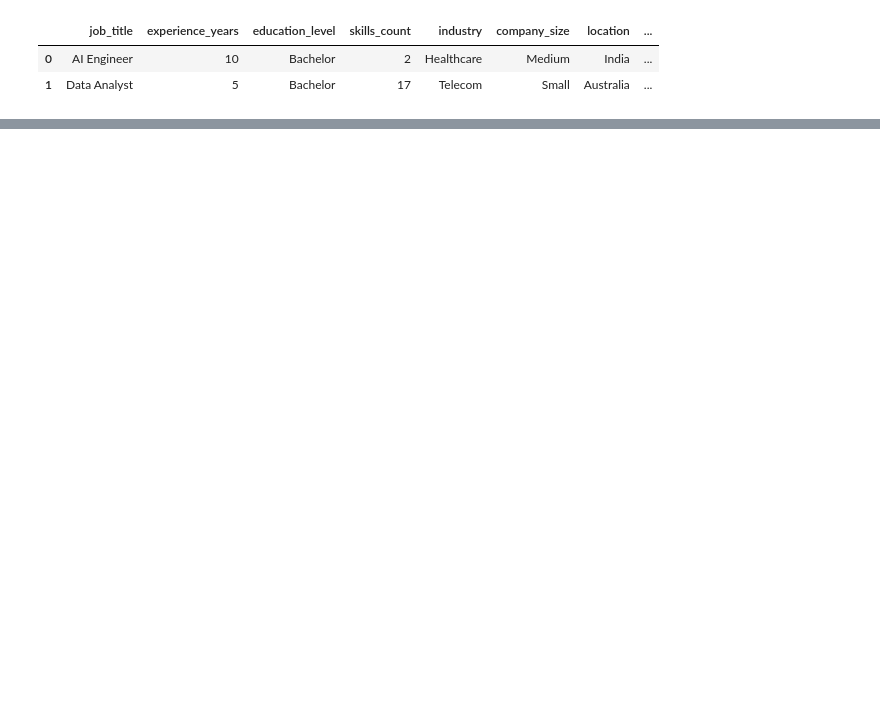
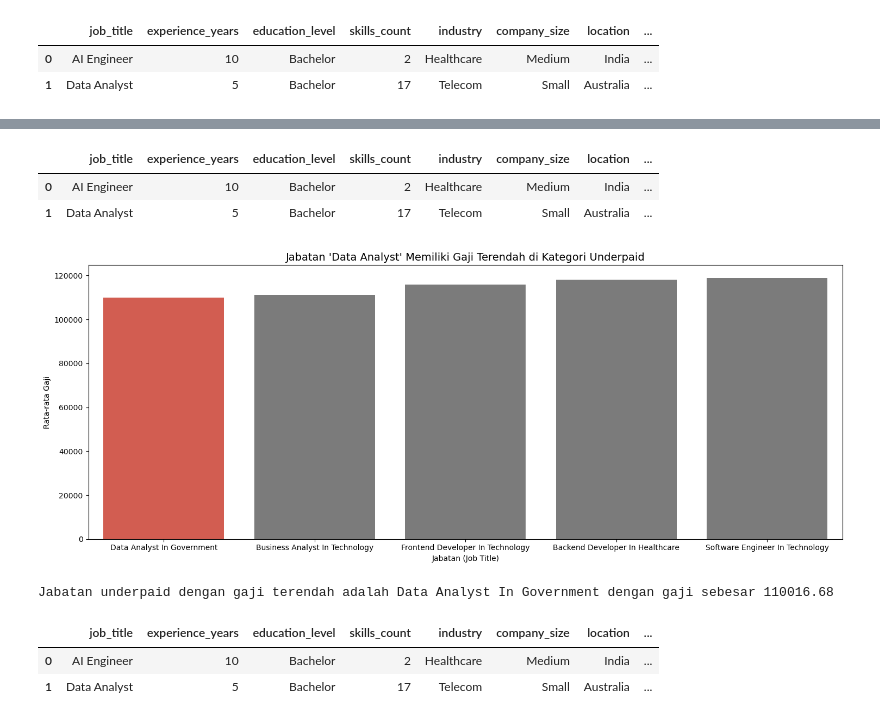
Before and after one commit to HafidzAfrieno/Project-Data-Analyst-Part-1, a Jupyter notebook: job_salary_analyst.ipynb, the cells around one changed output, grey strips where cells are left out. Drawn from its saved outputs; the diff is of its cells as text; code cells hidden in the pictures; blank space fills up the shorter version.

```diff
--- a/job_salary_analyst.ipynb
+++ b/job_salary_analyst.ipynb
@@ -177,0 +184,39 @@ Industri dengan kenaikan persentase gaji tertinggi adalah Manufacturing sebesar
+# %%
+# soal nomor 3
+df.head(2)
+# %% [output]
+|  | job_title | experience_years | education_level | skills_count | industry | company_size | location | ... |
+| 0 | AI Engineer | 10 | Bachelor | 2 | Healthcare | Medium | India | ... |
+| 1 | Data Analyst | 5 | Bachelor | 17 | Telecom | Small | Australia | ... |
+# %%
+# 3. Identifikasi job_title yang memiliki skills_count di atas rata-rata tetapi memiliki salary di bawah median industri. (Indikasi underpaid).
+data= df[['job_title','industry','salary','skills_count']]
+avg_skill = data.groupby('job_title')['skills_count'].mean()
+med_salary = data.groupby('industry')['salary'].median()
+job_underpaid = data[(data['skills_count'] > data['job_title'].map(avg_skill)) & (data['salary'] < data['industry'].map(med_salary))].sort_values(by='salary',ascending=True)
+
+topjob_underpaid = job_underpaid[['job_title', 'salary']].iloc[0]
+plot_data = job_underpaid.groupby('job_title')['salary'].mean().sort_values(ascending=True).head(5)
+industry_map = job_underpaid.drop_duplicates('job_title').set_index('job_title')['industry']
+plot_data.index = [f"{job} In {industry_map.get(job)}" for job in plot_data.index]
+
+global_mean_salary = plot_data.mean()
+colors = ['#e74c3c' if (x == plot_data.min()) else "#7b7b7b" for x in plot_data]
+
+plt.figure(figsize=(15, 6))
+sns.barplot(x=plot_data.index, y=plot_data.values, palette=colors,hue=plot_data.index,legend=False)
+plt.title(f"Jabatan '{topjob_underpaid['job_title']}' Memiliki Gaji Terendah di Kategori Underpaid", fontsize=14)
+plt.xlabel('Jabatan (Job Title)')
+plt.ylabel('Rata-rata Gaji')
+plt.tight_layout() # Memastikan tidak ada teks yang terpotong
+plt.show()
+print(f"Jabatan underpaid dengan gaji terendah adalah {plot_data.index[0]} dengan gaji sebesar {plot_data.iloc[0]:.2f}")
+# %% [output]
+[figure, added]
+Jabatan underpaid dengan gaji terendah adalah Data Analyst In Government dengan gaji sebesar 110016.68
+# %%
+df.head(2)
+# %% [output]
+|  | job_title | experience_years | education_level | skills_count | industry | company_size | location | ... |
+| 0 | AI Engineer | 10 | Bachelor | 2 | Healthcare | Medium | India | ... |
+| 1 | Data Analyst | 5 | Bachelor | 17 | Telecom | Small | Australia | ... |
```
Also changed, not shown: parts of 4 cells of this notebook.
